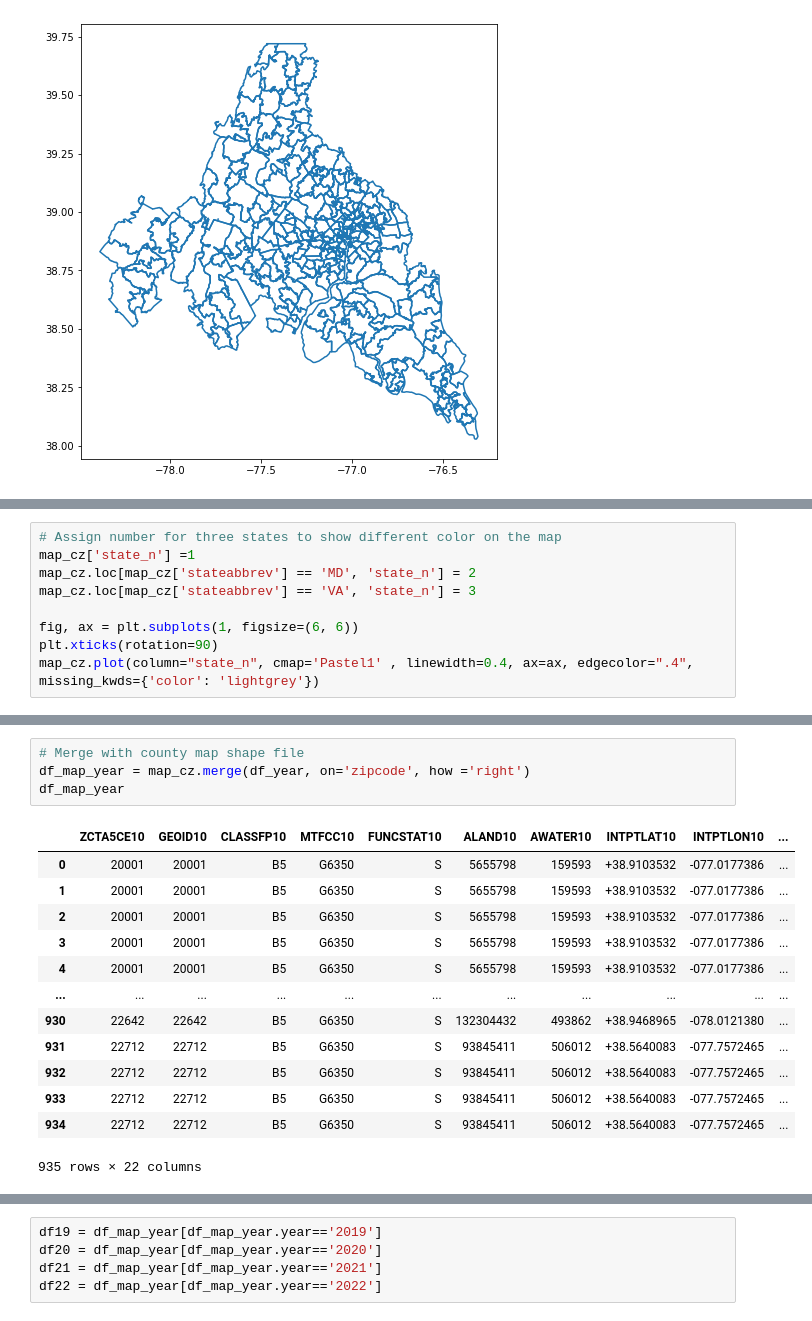
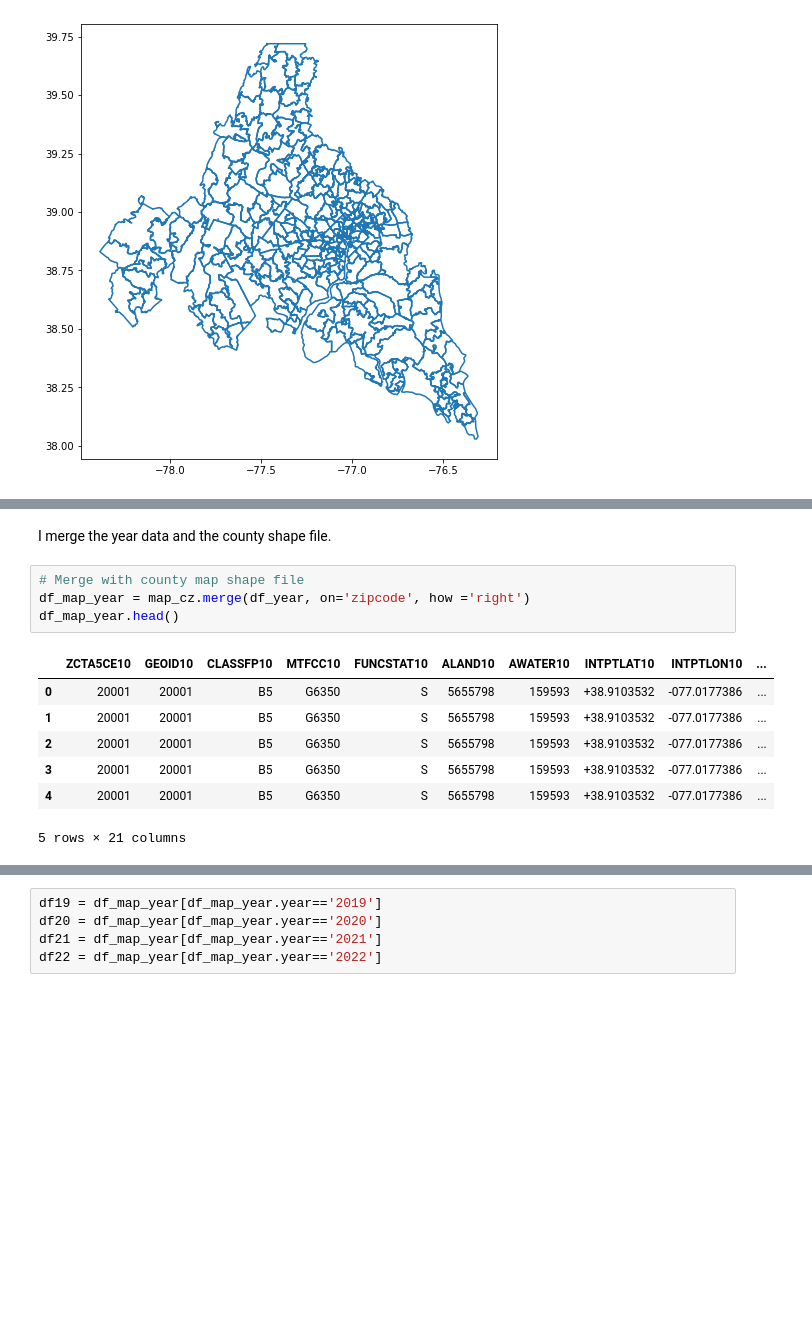
Before and after one commit to eminaomasa/housing_market_dc, a Jupyter notebook: PostAnalysis1_HousingPrice.ipynb, the cells around one changed output, grey strips where cells are left out. Cells and saved outputs as stored; diff of their text form; blank space fills up the shorter version.

```diff
--- a/PostAnalysis1_HousingPrice.ipynb
+++ b/PostAnalysis1_HousingPrice.ipynb
@@ -83,9 +58,0 @@ I colored the zip code by states; yellow = Mariland, red = Washington DC, and gr
-# %%
-# Assign number for three states to show different color on the map
-map_cz['state_n'] =1
-map_cz.loc[map_cz['stateabbrev'] == 'MD', 'state_n'] = 2
-map_cz.loc[map_cz['stateabbrev'] == 'VA', 'state_n'] = 3
-
-fig, ax = plt.subplots(1, figsize=(6, 6))
-plt.xticks(rotation=90)
-map_cz.plot(column="state_n", cmap='Pastel1' , linewidth=0.4, ax=ax, edgecolor=".4", missing_kwds={'color': 'lightgrey'})
@@ -159,18 +71,14 @@ df_year
+# %% [markdown]
+I merge the year data and the county shape file.
 # %%
 # Merge with county map shape file
 df_map_year = map_cz.merge(df_year, on='zipcode', how ='right')
-df_map_year
+df_map_year.head()
 # %% [output]
 |  | ZCTA5CE10 | GEOID10 | CLASSFP10 | MTFCC10 | FUNCSTAT10 | ALAND10 | AWATER10 | INTPTLAT10 | INTPTLON10 | ... |
 | 0 | 20001 | 20001 | B5 | G6350 | S | 5655798 | 159593 | +38.9103532 | -077.0177386 | ... |
 | 1 | 20001 | 20001 | B5 | G6350 | S | 5655798 | 159593 | +38.9103532 | -077.0177386 | ... |
 | 2 | 20001 | 20001 | B5 | G6350 | S | 5655798 | 159593 | +38.9103532 | -077.0177386 | ... |
 | 3 | 20001 | 20001 | B5 | G6350 | S | 5655798 | 159593 | +38.9103532 | -077.0177386 | ... |
 | 4 | 20001 | 20001 | B5 | G6350 | S | 5655798 | 159593 | +38.9103532 | -077.0177386 | ... |
-| ... | ... | ... | ... | ... | ... | ... | ... | ... | ... | ... |
-| 930 | 22642 | 22642 | B5 | G6350 | S | 132304432 | 493862 | +38.9468965 | -078.0121380 | ... |
-| 931 | 22712 | 22712 | B5 | G6350 | S | 93845411 | 506012 | +38.5640083 | -077.7572465 | ... |
-| 932 | 22712 | 22712 | B5 | G6350 | S | 93845411 | 506012 | +38.5640083 | -077.7572465 | ... |
-| 933 | 22712 | 22712 | B5 | G6350 | S | 93845411 | 506012 | +38.5640083 | -077.7572465 | ... |
-| 934 | 22712 | 22712 | B5 | G6350 | S | 93845411 | 506012 | +38.5640083 | -077.7572465 | ... |
-935 rows × 22 columns
+5 rows × 21 columns
```
Also changed, not shown: parts of 90 cells of this notebook, 29 other files.
